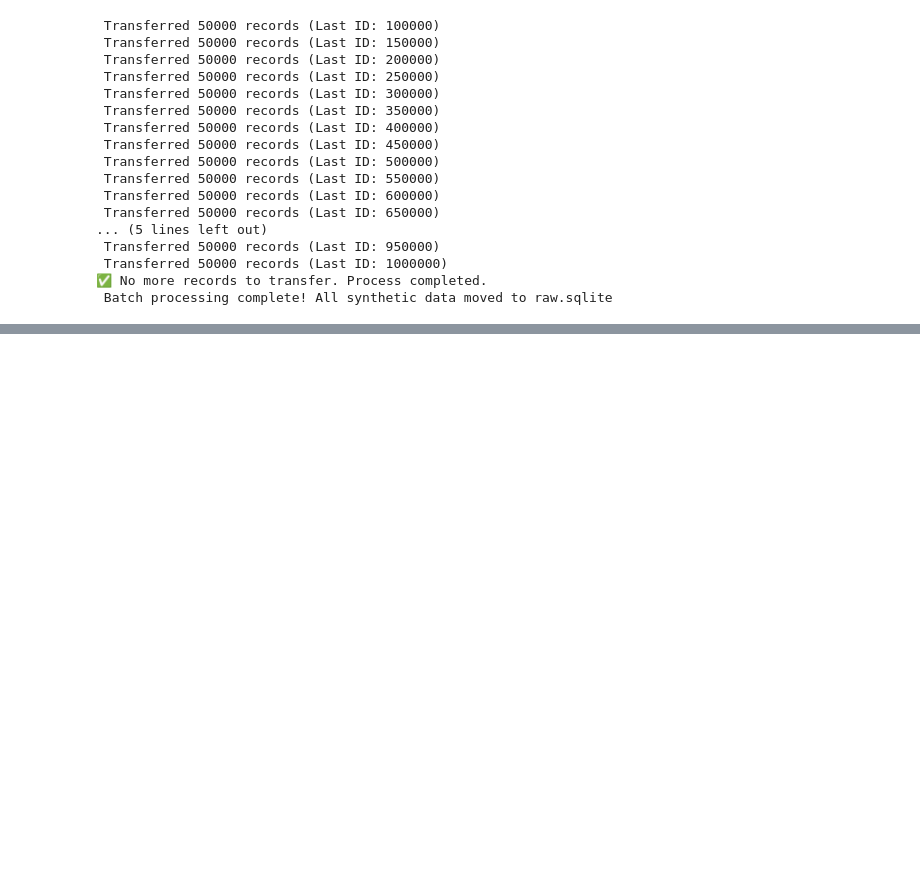
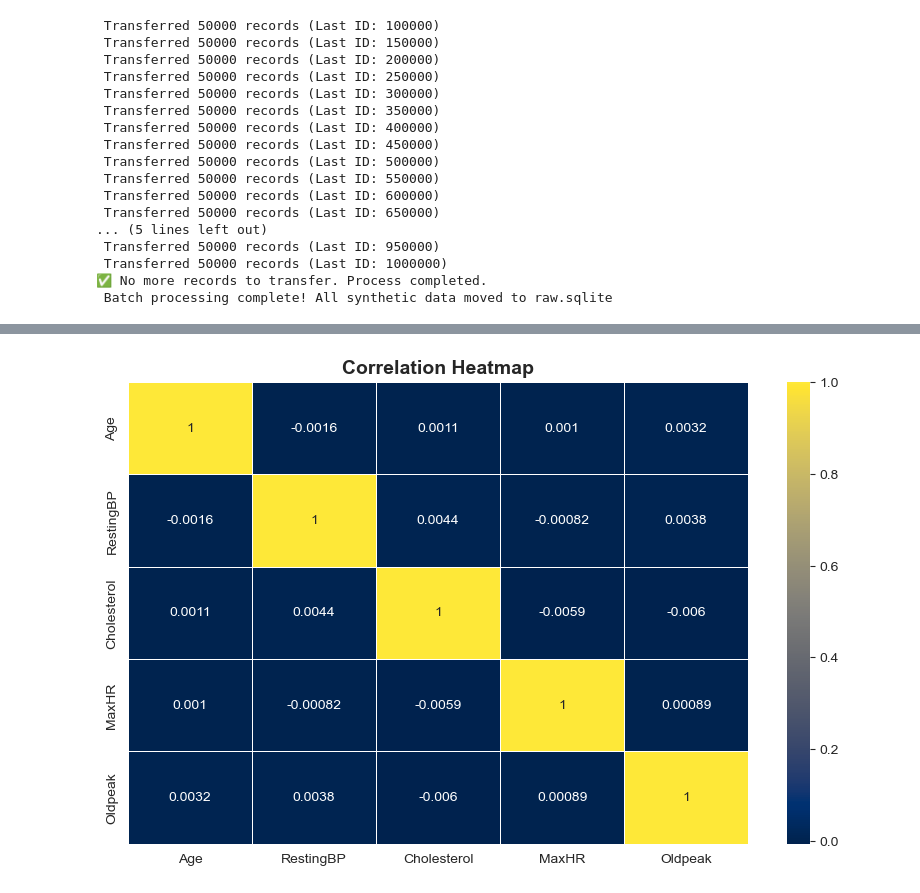
Before and after one commit to tamourjr/AHC-Heart-Failure-Prediction, a Jupyter notebook: Untitled1.ipynb, the cells around one changed output, grey strips where cells are left out. Saved outputs shown, nothing was run; the diff lists cells and outputs as text; code cells hidden in the pictures; blank space fills up the shorter version.

```diff
--- a/Untitled1.ipynb
+++ b/Untitled1.ipynb
@@ -214,0 +339,7 @@ print(" Batch processing complete! All synthetic data moved to raw.sqlite")
+# %%
+plt.figure(figsize=(10, 6))
+sns.heatmap(df_sampled[columns].corr(), annot=True, cmap="cividis", linewidths=0.5)
+plt.title("Correlation Heatmap", fontsize=14, fontweight='bold')
+plt.show()
+# %% [output]
+[figure, added]
```
Also changed, not shown: parts of 11 cells of this notebook, 8 other files.
